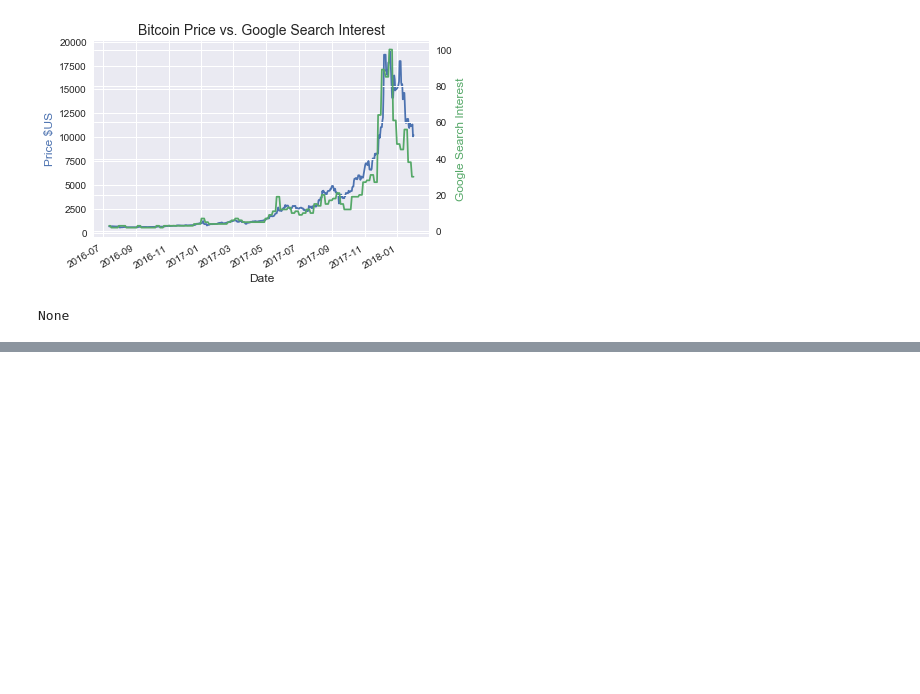
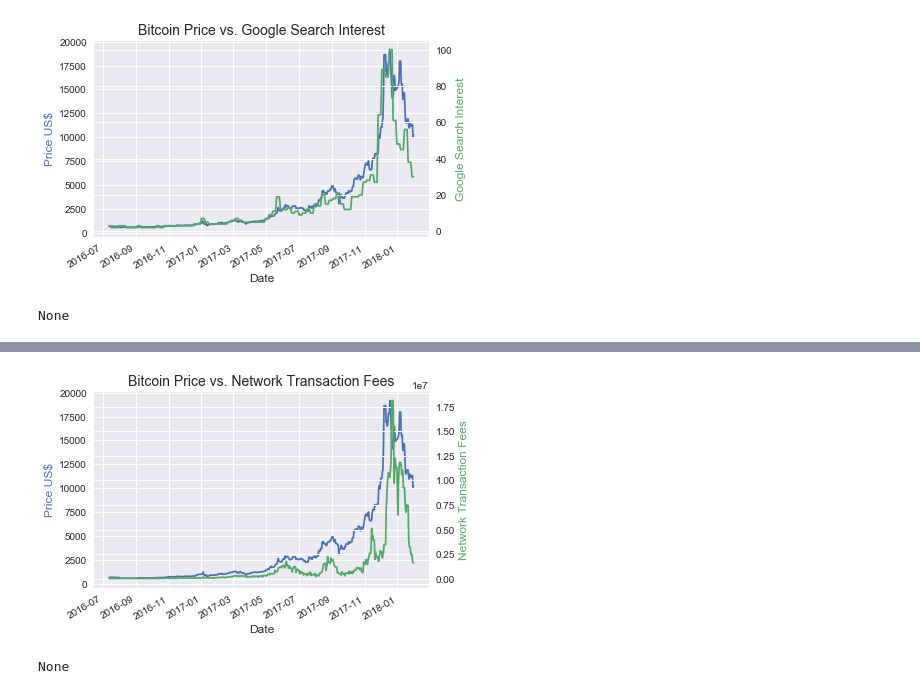
Before and after one commit to cipher813/McMahon_Metis, a Jupyter notebook: Project_2/BTC_LR.ipynb, the cells around one changed output, grey strips where cells are left out. Saved outputs shown, nothing was run; the diff lists cells and outputs as text; code cells hidden in the pictures; blank space fills up the shorter version.

```diff
--- a/Project_2/BTC_LR.ipynb
+++ b/Project_2/BTC_LR.ipynb
@@ -266,3 +323,28 @@ plt.savefig('charts/txfeesvsbtcprice.png')
+# %%
+y1 = pd.Series(df_hist['BTCPrice'])
+y2 = pd.Series(df_hist['TxFees'])
+x = pd.Series(df_hist.index.values)
+
+fig, _ = plt.subplots()
+
+ax = plt.gca()
+ax2 = ax.twinx()
+
+ax.plot(x,y1,'b')
+ax2.plot(x,y2,'g')
+ax.set_ylabel("Price US$",color='b',fontsize=12)
+ax2.set_ylabel("Network Transaction Fees",color='g',fontsize=12)
+# ax.grid(True)
+plt.title("Bitcoin Price vs. Network Transaction Fees", fontsize=14)
+ax.set_xlabel('Date', fontsize=12)
+fig.autofmt_xdate()
+# ax.yaxis.set_major_formatter(tick.FuncFormatter(y_fmt))
+
+plt.savefig('charts/txfees.png')
+print(plt.show())
+# %% [output]
+[figure, added]
+None
 # %%
 y, X = patsy.dmatrices('logBTCPrice ~ logTxFees', data=df, return_type="dataframe")
 
```
Also changed, not shown: parts of 13 cells of this notebook, 1 other file.
